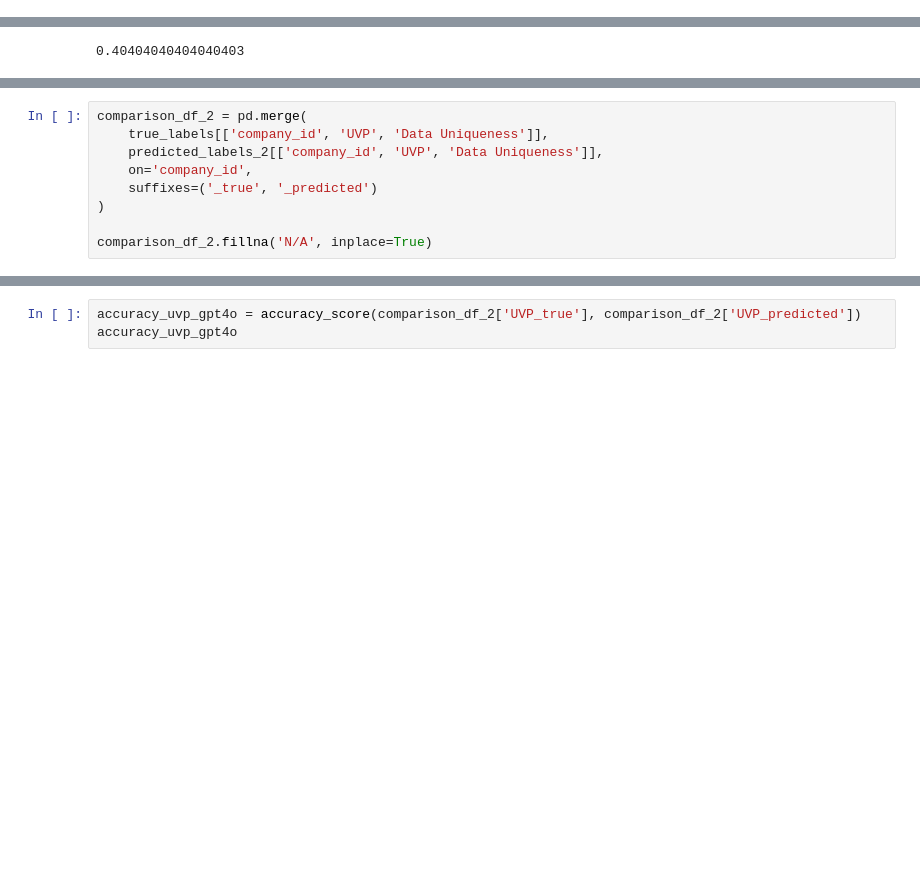
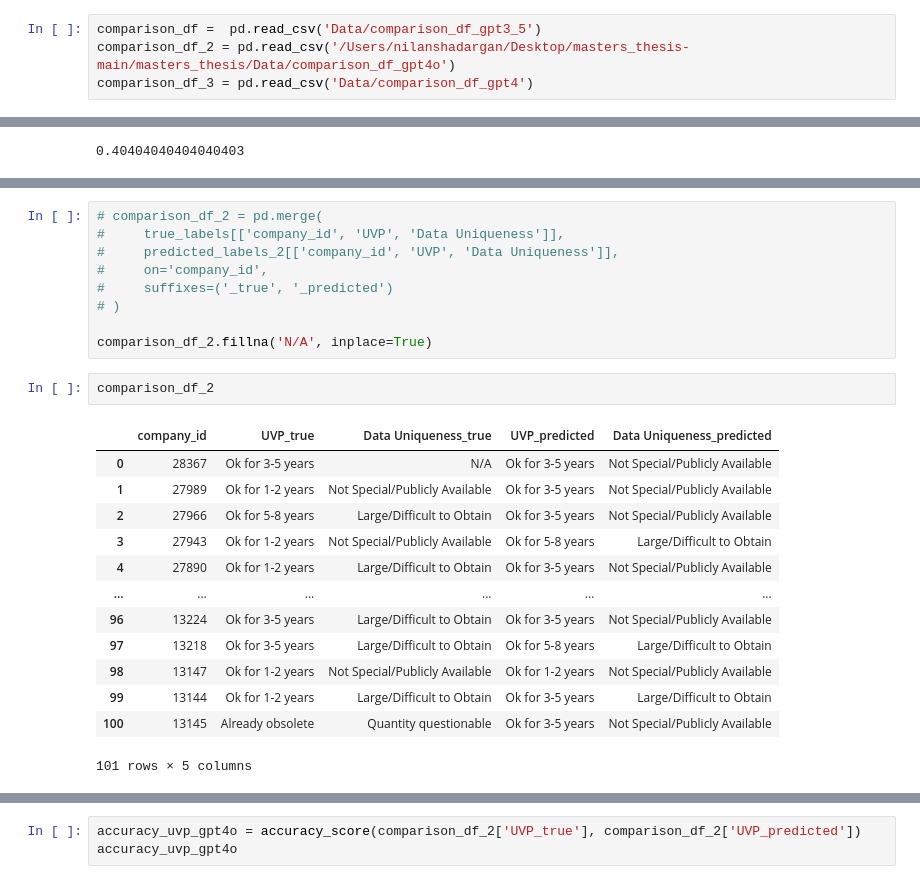
Before and after one commit to nilanshadargan/masters_thesis, a Jupyter notebook: chatgpt_results.ipynb, the cells around one changed output, grey strips where cells are left out. Saved outputs shown, nothing was run; the diff lists cells and outputs as text; blank space fills up the shorter version.

```diff
--- a/chatgpt_results.ipynb
+++ b/chatgpt_results.ipynb
@@ -10,4 +10,8 @@ chatgpt_results_3 = pd.read_csv('Data/final_classified_gpt3turbo.csv')
 chatgpt_results_4 = pd.read_csv('Data/final_classified_gpt-4-turbo.csv')
 labels = pd.read_csv('Data/final.csv')
 examples_df = pd.read_csv('Data/examples_chatgpt.csv')
+# %%
+comparison_df =  pd.read_csv('Data/comparison_df_gpt3_5')
+comparison_df_2 = pd.read_csv('/Users/nilanshadargan/Desktop/masters_thesis-main/masters_thesis/Data/comparison_df_gpt4o')
+comparison_df_3 = pd.read_csv('Data/comparison_df_gpt4')
 # %%
@@ -170,14 +176,30 @@ predicted_labels_2
 | 103 | 13145.0 | Ok for 3-5 years | Not Special/Publicly Available |
 101 rows × 3 columns
 # %%
-comparison_df_2 = pd.merge(
-    true_labels[['company_id', 'UVP', 'Data Uniqueness']],
-    predicted_labels_2[['company_id', 'UVP', 'Data Uniqueness']],
-    on='company_id',
-    suffixes=('_true', '_predicted')
-)
+# comparison_df_2 = pd.merge(
+#     true_labels[['company_id', 'UVP', 'Data Uniqueness']],
+#     predicted_labels_2[['company_id', 'UVP', 'Data Uniqueness']],
+#     on='company_id',
+#     suffixes=('_true', '_predicted')
+# )
 
 comparison_df_2.fillna('N/A', inplace=True)
+# %%
+comparison_df_2
+# %% [output]
+|  | company_id | UVP_true | Data Uniqueness_true | UVP_predicted | Data Uniqueness_predicted |
+| 0 | 28367 | Ok for 3-5 years | N/A | Ok for 3-5 years | Not Special/Publicly Available |
+| 1 | 27989 | Ok for 1-2 years | Not Special/Publicly Available | Ok for 3-5 years | Not Special/Publicly Available |
+| 2 | 27966 | Ok for 5-8 years | Large/Difficult to Obtain | Ok for 3-5 years | Not Special/Publicly Available |
+| 3 | 27943 | Ok for 1-2 years | Not Special/Publicly Available | Ok for 5-8 years | Large/Difficult to Obtain |
+| 4 | 27890 | Ok for 1-2 years | Large/Difficult to Obtain | Ok for 3-5 years | Not Special/Publicly Available |
+| ... | ... | ... | ... | ... | ... |
+| 96 | 13224 | Ok for 3-5 years | Large/Difficult to Obtain | Ok for 3-5 years | Not Special/Publicly Available |
+| 97 | 13218 | Ok for 3-5 years | Large/Difficult to Obtain | Ok for 5-8 years | Large/Difficult to Obtain |
+| 98 | 13147 | Ok for 1-2 years | Not Special/Publicly Available | Ok for 1-2 years | Not Special/Publicly Available |
+| 99 | 13144 | Ok for 1-2 years | Large/Difficult to Obtain | Ok for 3-5 years | Large/Difficult to Obtain |
+| 100 | 13145 | Already obsolete | Quantity questionable | Ok for 3-5 years | Not Special/Publicly Available |
+101 rows × 5 columns
 # %%
 # Unique Value Proposition (UVP) confusion matrix
 uvp_true = comparison_df_2['UVP_true']
```
Also changed, not shown: parts of 23 cells of this notebook.
